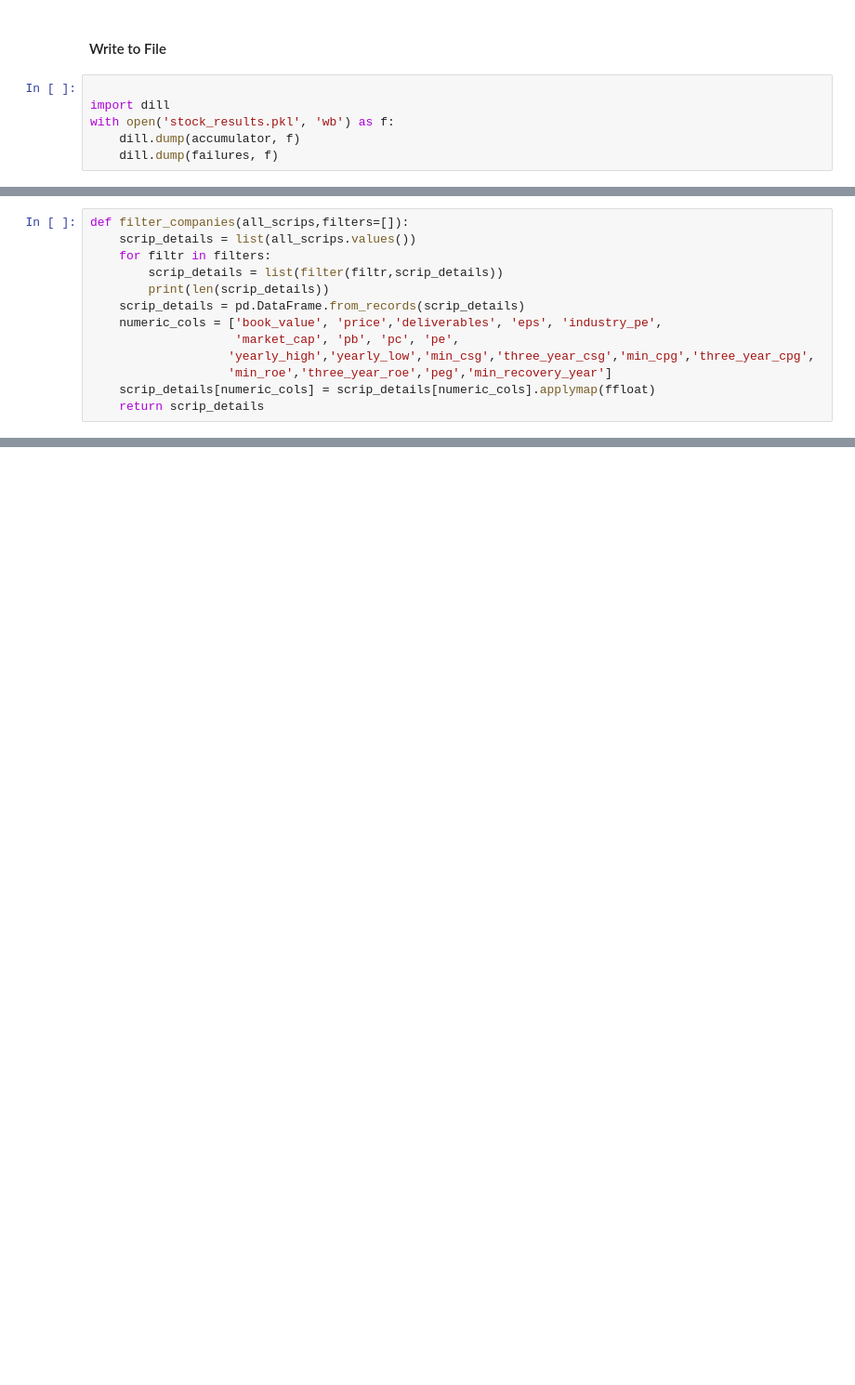
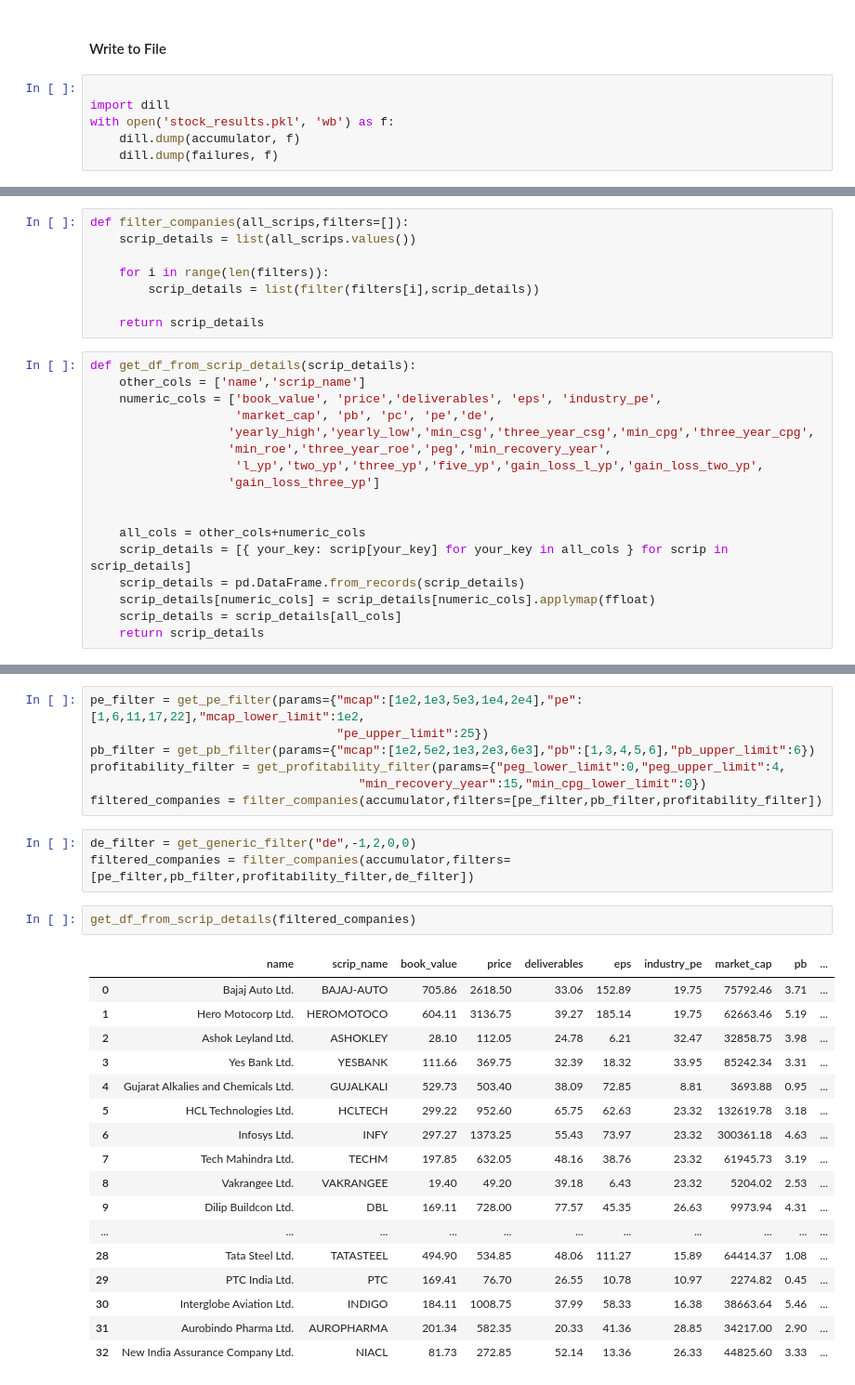
Before and after one commit to faizanahemad/data-science-utils, a Jupyter notebook: data_science_utils/financial/mutual_fund.ipynb, the cells around one changed output, grey strips where cells are left out. Shown: that part at 93% size. Saved outputs shown, nothing was run; the diff lists cells and outputs as text; blank space fills up the shorter version.

```diff
--- a/data_science_utils/financial/mutual_fund.ipynb
+++ b/data_science_utils/financial/mutual_fund.ipynb
@@ -786,16 +963,28 @@ with open('stock_results.pkl', 'wb') as f:
 with open('stock_results.pkl', 'rb') as f:
     accumulator = dill.load(f)
     failures = dill.load(f)
+# %%
+def filter_companies(all_scrips,filters=[]):
+    scrip_details = list(all_scrips.values())
+
+    for i in range(len(filters)):
+        scrip_details = list(filter(filters[i],scrip_details))
+
+    return scrip_details
 # %%
-def filter_companies(all_scrips,filters=[]):
-    scrip_details = list(all_scrips.values())
-    for filtr in filters:
-        scrip_details = list(filter(filtr,scrip_details))
-        print(len(scrip_details))
+def get_df_from_scrip_details(scrip_details):
+    other_cols = ['name','scrip_name']
+    numeric_cols = ['book_value', 'price','deliverables', 'eps', 'industry_pe',
+                    'market_cap', 'pb', 'pc', 'pe','de',
+                   'yearly_high','yearly_low','min_csg','three_year_csg','min_cpg','three_year_cpg',
+                   'min_roe','three_year_roe','peg','min_recovery_year',
+                    'l_yp','two_yp','three_yp','five_yp','gain_loss_l_yp','gain_loss_two_yp',
+                   'gain_loss_three_yp']
+
+
+    all_cols = other_cols+numeric_cols
+    scrip_details = [{ your_key: scrip[your_key] for your_key in all_cols } for scrip in scrip_details]
     scrip_details = pd.DataFrame.from_records(scrip_details)
-    numeric_cols = ['book_value', 'price','deliverables', 'eps', 'industry_pe',
-                    'market_cap', 'pb', 'pc', 'pe',
-                   'yearly_high','yearly_low','min_csg','three_year_csg','min_cpg','three_year_cpg',
-                   'min_roe','three_year_roe','peg','min_recovery_year']
     scrip_details[numeric_cols] = scrip_details[numeric_cols].applymap(ffloat)
+    scrip_details = scrip_details[all_cols]
     return scrip_details
@@ -812,0 +991,30 @@ StopIteration:
+# %%
+pe_filter = get_pe_filter(params={"mcap":[1e2,1e3,5e3,1e4,2e4],"pe":[1,6,11,17,22],"mcap_lower_limit":1e2,
+                                  "pe_upper_limit":25})
+pb_filter = get_pb_filter(params={"mcap":[1e2,5e2,1e3,2e3,6e3],"pb":[1,3,4,5,6],"pb_upper_limit":6})
+profitability_filter = get_profitability_filter(params={"peg_lower_limit":0,"peg_upper_limit":4,
+                                     "min_recovery_year":15,"min_cpg_lower_limit":0})
+filtered_companies = filter_companies(accumulator,filters=[pe_filter,pb_filter,profitability_filter])
+# %%
+de_filter = get_generic_filter("de",-1,2,0,0)
+filtered_companies = filter_companies(accumulator,filters=[pe_filter,pb_filter,profitability_filter,de_filter])
+# %%
+get_df_from_scrip_details(filtered_companies)
+# %% [output]
+|  | name | scrip_name | book_value | price | deliverables | eps | industry_pe | market_cap | pb | ... |
+| 0 | Bajaj Auto Ltd. | BAJAJ-AUTO | 705.86 | 2618.50 | 33.06 | 152.89 | 19.75 | 75792.46 | 3.71 | ... |
+| 1 | Hero Motocorp Ltd. | HEROMOTOCO | 604.11 | 3136.75 | 39.27 | 185.14 | 19.75 | 62663.46 | 5.19 | ... |
+| 2 | Ashok Leyland Ltd. | ASHOKLEY | 28.10 | 112.05 | 24.78 | 6.21 | 32.47 | 32858.75 | 3.98 | ... |
+| 3 | Yes Bank Ltd. | YESBANK | 111.66 | 369.75 | 32.39 | 18.32 | 33.95 | 85242.34 | 3.31 | ... |
+| 4 | Gujarat Alkalies and Chemicals Ltd. | GUJALKALI | 529.73 | 503.40 | 38.09 | 72.85 | 8.81 | 3693.88 | 0.95 | ... |
+| 5 | HCL Technologies Ltd. | HCLTECH | 299.22 | 952.60 | 65.75 | 62.63 | 23.32 | 132619.78 | 3.18 | ... |
+| 6 | Infosys Ltd. | INFY | 297.27 | 1373.25 | 55.43 | 73.97 | 23.32 | 300361.18 | 4.63 | ... |
+| 7 | Tech Mahindra Ltd. | TECHM | 197.85 | 632.05 | 48.16 | 38.76 | 23.32 | 61945.73 | 3.19 | ... |
+| 8 | Vakrangee Ltd. | VAKRANGEE | 19.40 | 49.20 | 39.18 | 6.43 | 23.32 | 5204.02 | 2.53 | ... |
+| 9 | Dilip Buildcon Ltd. | DBL | 169.11 | 728.00 | 77.57 | 45.35 | 26.63 | 9973.94 | 4.31 | ... |
+| ... | ... | ... | ... | ... | ... | ... | ... | ... | ... | ... |
+| 28 | Tata Steel Ltd. | TATASTEEL | 494.90 | 534.85 | 48.06 | 111.27 | 15.89 | 64414.37 | 1.08 | ... |
+| 29 | PTC India Ltd. | PTC | 169.41 | 76.70 | 26.55 | 10.78 | 10.97 | 2274.82 | 0.45 | ... |
+| 30 | Interglobe Aviation Ltd. | INDIGO | 184.11 | 1008.75 | 37.99 | 58.33 | 16.38 | 38663.64 | 5.46 | ... |
+| 31 | Aurobindo Pharma Ltd. | AUROPHARMA | 201.34 | 582.35 | 20.33 | 41.36 | 28.85 | 34217.00 | 2.90 | ... |
+| 32 | New India Assurance Company Ltd. | NIACL | 81.73 | 272.85 | 52.14 | 13.36 | 26.33 | 44825.60 | 3.33 | ... |
```
Also changed, not shown: parts of 30 cells of this notebook.
